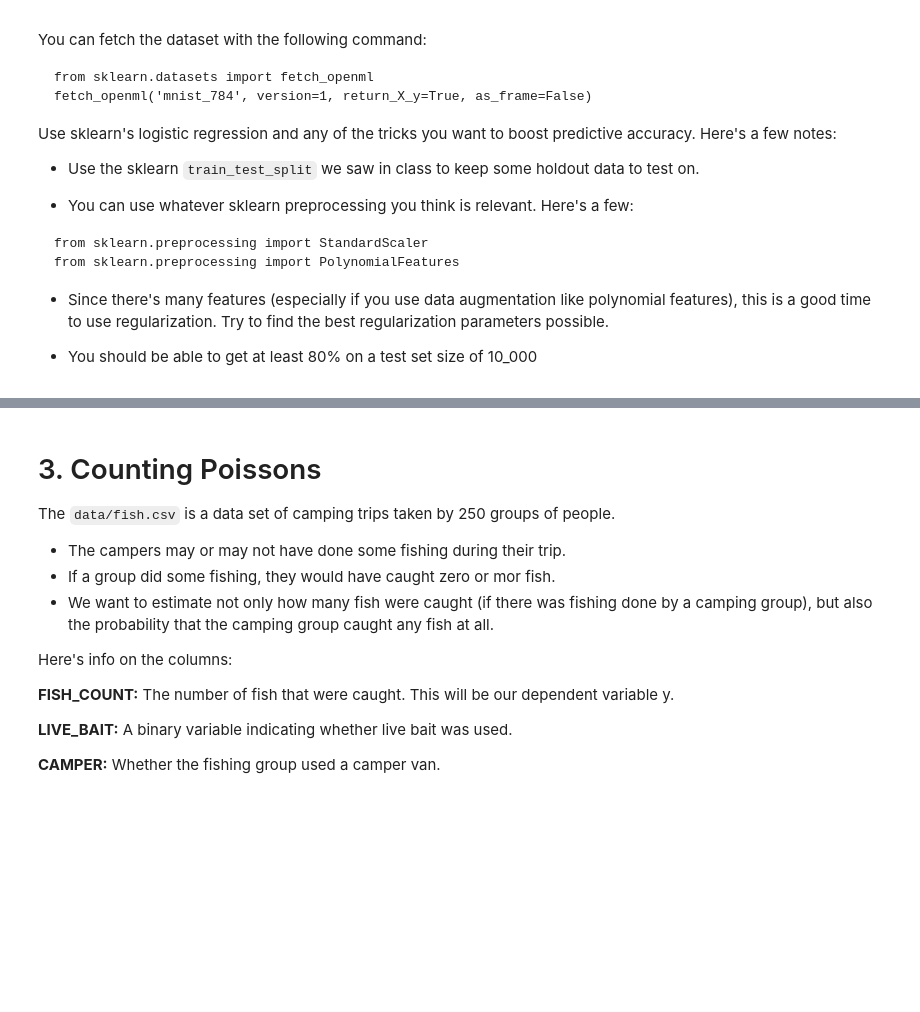
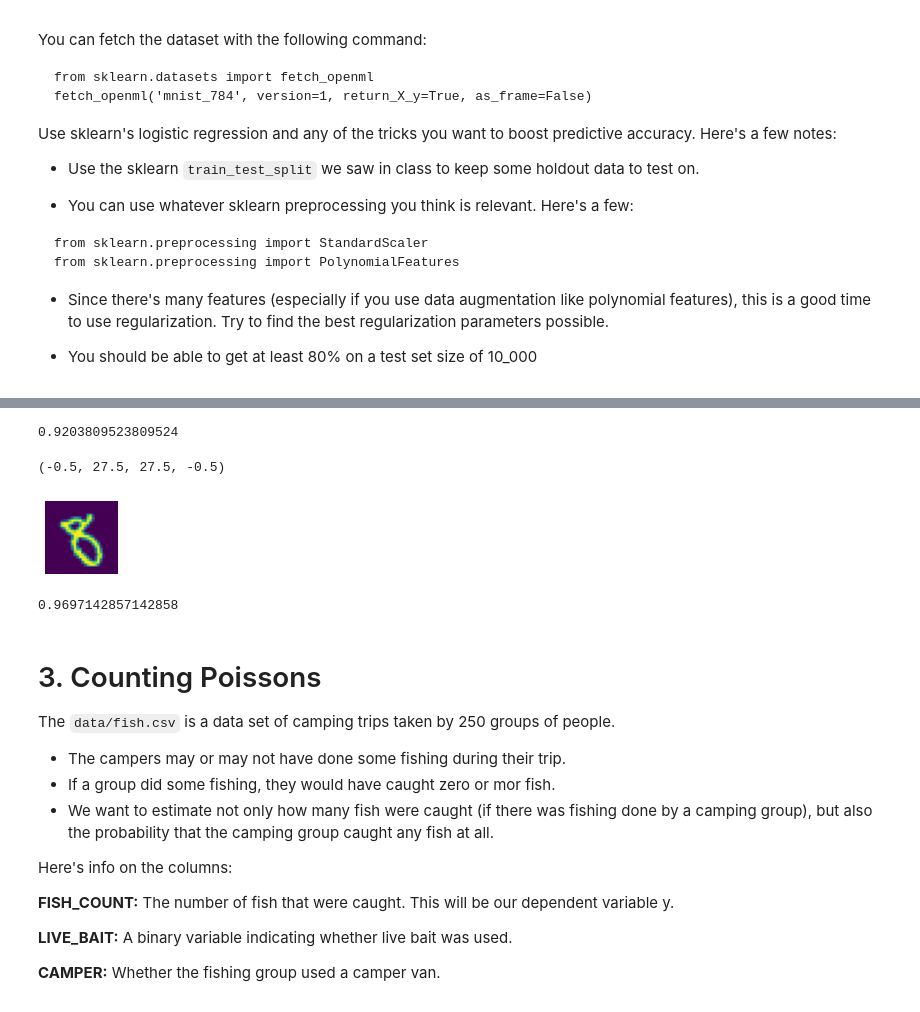
Before and after one commit to cb-ds-1/3-7-glm, a Jupyter notebook: workshop.ipynb, the cells around one changed output, grey strips where cells are left out. Drawn from its saved outputs; the diff is of its cells as text; code cells hidden in the pictures; blank space fills up the shorter version.

```diff
--- a/workshop.ipynb
+++ b/workshop.ipynb
@@ -37,0 +157,6 @@ from sklearn.preprocessing import PolynomialFeatures
+# %%
+X_train, X_test, y_train, y_test = train_test_split(X, y, test_size=0.15, random_state=42)
+
+# define the multinomial logistic regression model
+model = LogisticRegression(multi_class='multinomial', solver='lbfgs')
+model.fit(X_train,y_train)
@@ -37,0 +176,15 @@ from sklearn.preprocessing import PolynomialFeatures
+# %%
+accuracy_score(y_train,pred)
+accuracy_score(y_test,test_pred)
+# %% [output]
+0.9203809523809524
+# %%
+import matplotlib.pyplot as plt
+digit = X_test[2]
+digit_pixels = digit.reshape(28, 28)
+plt.subplot(141)
+plt.imshow(digit_pixels)
+plt.axis('off')
+# %% [output]
+(-0.5, 27.5, 27.5, -0.5)
+[figure, added]
@@ -38,3 +196,7 @@ from sklearn.preprocessing import PolynomialFeatures
+# %%
+accuracy_score(y_test,predict)
+# %% [output]
+0.9697142857142858
 # %% [markdown]
 # 3. Counting Poissons
 
```
Also changed, not shown: parts of 24 cells of this notebook, 2 other files.
